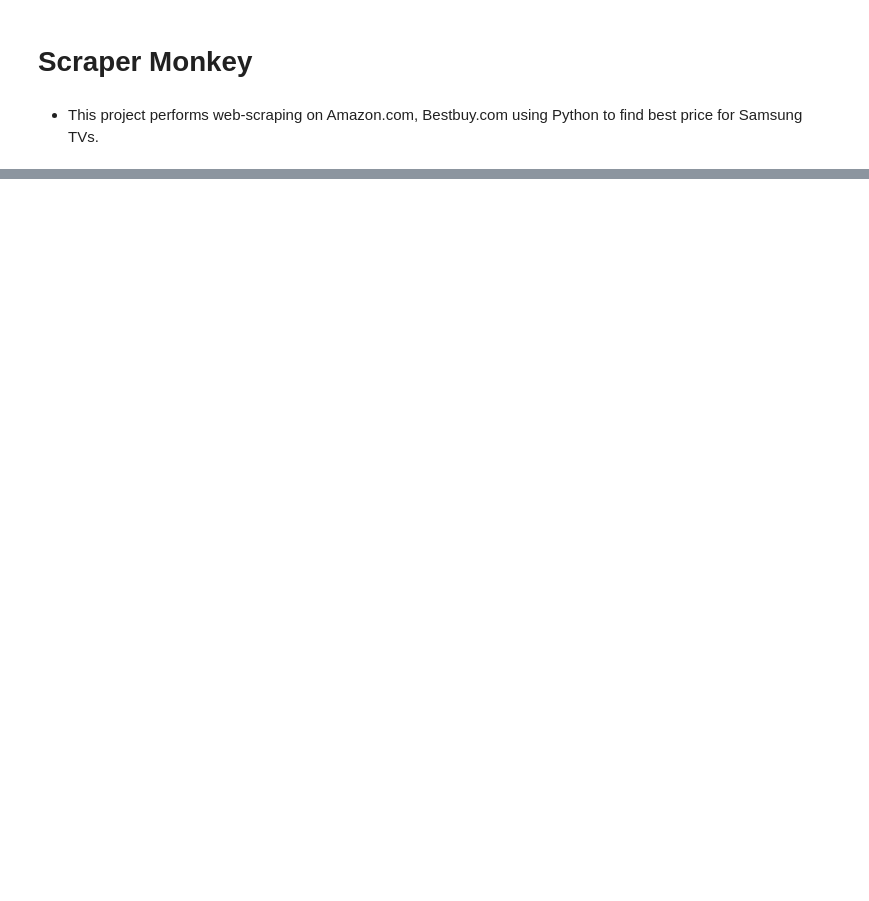
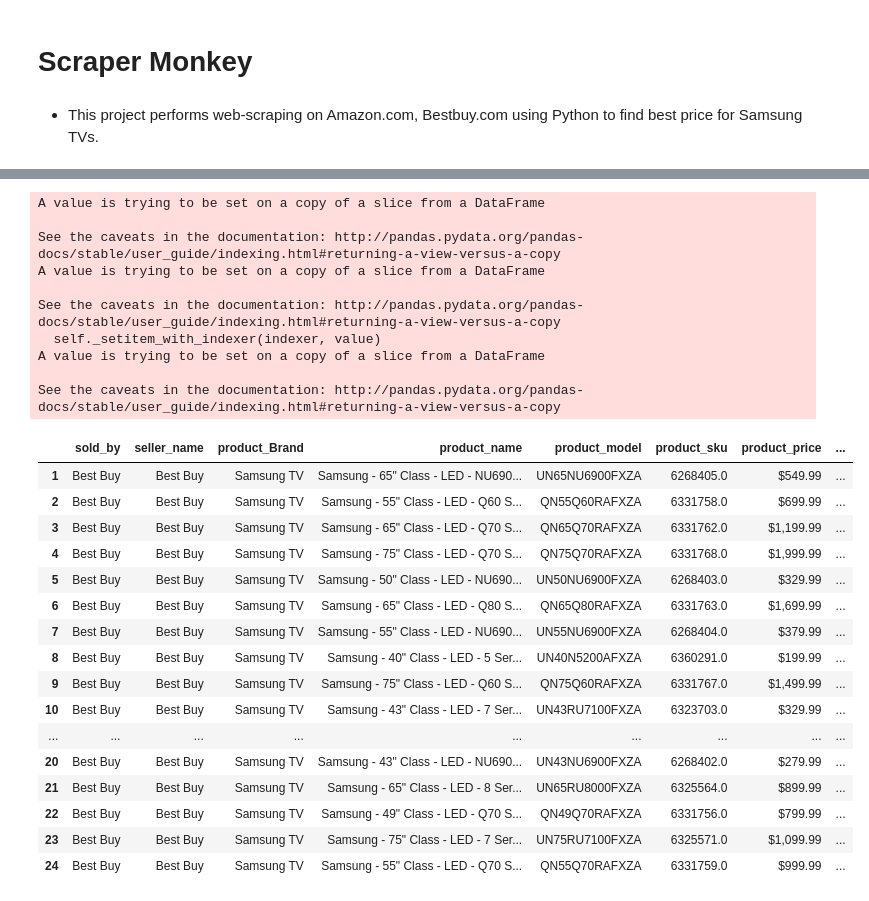
Before and after one commit to sunilagarwal2007/scraper-monkey, a Jupyter notebook: scraper-monkey.ipynb, the cells around one changed output, grey strips where cells are left out. Cells and saved outputs as stored; diff of their text form; code cells hidden in the pictures; blank space fills up the shorter version.

Commit message:
Scraper Monkey Solution

```diff
--- a/scraper-monkey.ipynb
+++ b/scraper-monkey.ipynb
@@ -153,0 +93,68 @@ https://www.amazon.com/s?k=Samsung TV
+# %%
+def scrapProductPriceBestBuy(query_URL_BestBuy_keyword):
+    driver.visit(query_URL_BestBuy_keyword)
+    content = driver.html
+    soup = bs(content)
+    row_index=1
+    for bestBuyHTML in soup.findAll('li', attrs={'class':'sku-item'}):
+        name=bestBuyHTML.find('div', attrs={'class':'sku-title'})
+        model = bestBuyHTML.find('div', attrs={'class':'sku-model'})
+        price= bestBuyHTML.find('div', attrs={'class':'priceView-customer-price'})
+        model = model.text
+        TV_model_name = name.text
+        TV_Model = model.split(" ")[0].split(":")[1]
+        TV_SKU = model.split(" ")[1].split(":")[1]
+        TV_price = price.span.text
+        #TV_price = TV_price.split("Your")[0]
+        product_price_df.loc[row_index,"sold_by"] = "Best Buy"
+        product_price_df.loc[row_index,"seller_name"] = "Best Buy"
+        product_price_df.loc[row_index,"product_Brand"] = "Samsung TV"
+        product_price_df.loc[row_index,"product_category"] = "Electronics"
+        product_price_df.loc[row_index,"product_name"] = TV_model_name.strip()
+        product_price_df.loc[row_index,"product_price"] = TV_price
+        product_price_df.loc[row_index,"Model_SKU Name"] = model.strip()
+        row_index = row_index + 1
+    return product_price_df
+
+def transformProductPriceBestBuy(product_price_df):
+    for row in product_price_df.itertuples():
+        TV_model_name = product_price_df["Model_SKU Name"][row.Index]
+        TV_Model = TV_model_name.split(" ")[0].split(":")[1]
+        TV_SKU = TV_model_name.split(" ")[1].split(":")[1]
+        product_price_df["product_model"][row.Index] = TV_Model
+        product_price_df["product_sku"][row.Index] = TV_SKU
+    return product_price_df
+# %%
+# Extract Best Buy product price data
+product_price_df= scrapProductPriceBestBuy(query_URL_BestBuy_keyword)
+# transform Best Buy product model name to model and SKU
+product_price_df = transformProductPriceBestBuy(product_price_df)
+product_price_df.head(300)
+# %% [output]
+A value is trying to be set on a copy of a slice from a DataFrame
+
+See the caveats in the documentation: http://pandas.pydata.org/pandas-docs/stable/user_guide/indexing.html#returning-a-view-versus-a-copy
+A value is trying to be set on a copy of a slice from a DataFrame
+
+See the caveats in the documentation: http://pandas.pydata.org/pandas-docs/stable/user_guide/indexing.html#returning-a-view-versus-a-copy
+  self._setitem_with_indexer(indexer, value)
+A value is trying to be set on a copy of a slice from a DataFrame
+
+See the caveats in the documentation: http://pandas.pydata.org/pandas-docs/stable/user_guide/indexing.html#returning-a-view-versus-a-copy
+|  | sold_by | seller_name | product_Brand | product_name | product_model | product_sku | product_price | ... |
+| 1 | Best Buy | Best Buy | Samsung TV | Samsung - 65" Class - LED - NU690... | UN65NU6900FXZA | 6268405.0 | $549.99 | ... |
+| 2 | Best Buy | Best Buy | Samsung TV | Samsung - 55" Class - LED - Q60 S... | QN55Q60RAFXZA | 6331758.0 | $699.99 | ... |
+| 3 | Best Buy | Best Buy | Samsung TV | Samsung - 65" Class - LED - Q70 S... | QN65Q70RAFXZA | 6331762.0 | $1,199.99 | ... |
+| 4 | Best Buy | Best Buy | Samsung TV | Samsung - 75" Class - LED - Q70 S... | QN75Q70RAFXZA | 6331768.0 | $1,999.99 | ... |
+| 5 | Best Buy | Best Buy | Samsung TV | Samsung - 50" Class - LED - NU690... | UN50NU6900FXZA | 6268403.0 | $329.99 | ... |
+| 6 | Best Buy | Best Buy | Samsung TV | Samsung - 65" Class - LED - Q80 S... | QN65Q80RAFXZA | 6331763.0 | $1,699.99 | ... |
+| 7 | Best Buy | Best Buy | Samsung TV | Samsung - 55" Class - LED - NU690... | UN55NU6900FXZA | 6268404.0 | $379.99 | ... |
+| 8 | Best Buy | Best Buy | Samsung TV | Samsung - 40" Class - LED - 5 Ser... | UN40N5200AFXZA | 6360291.0 | $199.99 | ... |
+| 9 | Best Buy | Best Buy | Samsung TV | Samsung - 75" Class - LED - Q60 S... | QN75Q60RAFXZA | 6331767.0 | $1,499.99 | ... |
+| 10 | Best Buy | Best Buy | Samsung TV | Samsung - 43" Class - LED - 7 Ser... | UN43RU7100FXZA | 6323703.0 | $329.99 | ... |
+| ... | ... | ... | ... | ... | ... | ... | ... | ... |
+| 20 | Best Buy | Best Buy | Samsung TV | Samsung - 43" Class - LED - NU690... | UN43NU6900FXZA | 6268402.0 | $279.99 | ... |
+| 21 | Best Buy | Best Buy | Samsung TV | Samsung - 65" Class - LED - 8 Ser... | UN65RU8000FXZA | 6325564.0 | $899.99 | ... |
+| 22 | Best Buy | Best Buy | Samsung TV | Samsung - 49" Class - LED - Q70 S... | QN49Q70RAFXZA | 6331756.0 | $799.99 | ... |
+| 23 | Best Buy | Best Buy | Samsung TV | Samsung - 75" Class - LED - 7 Ser... | UN75RU7100FXZA | 6325571.0 | $1,099.99 | ... |
+| 24 | Best Buy | Best Buy | Samsung TV | Samsung - 55" Class - LED - Q70 S... | QN55Q70RAFXZA | 6331759.0 | $999.99 | ... |
```
Also changed, not shown: parts of 17 cells of this notebook.
